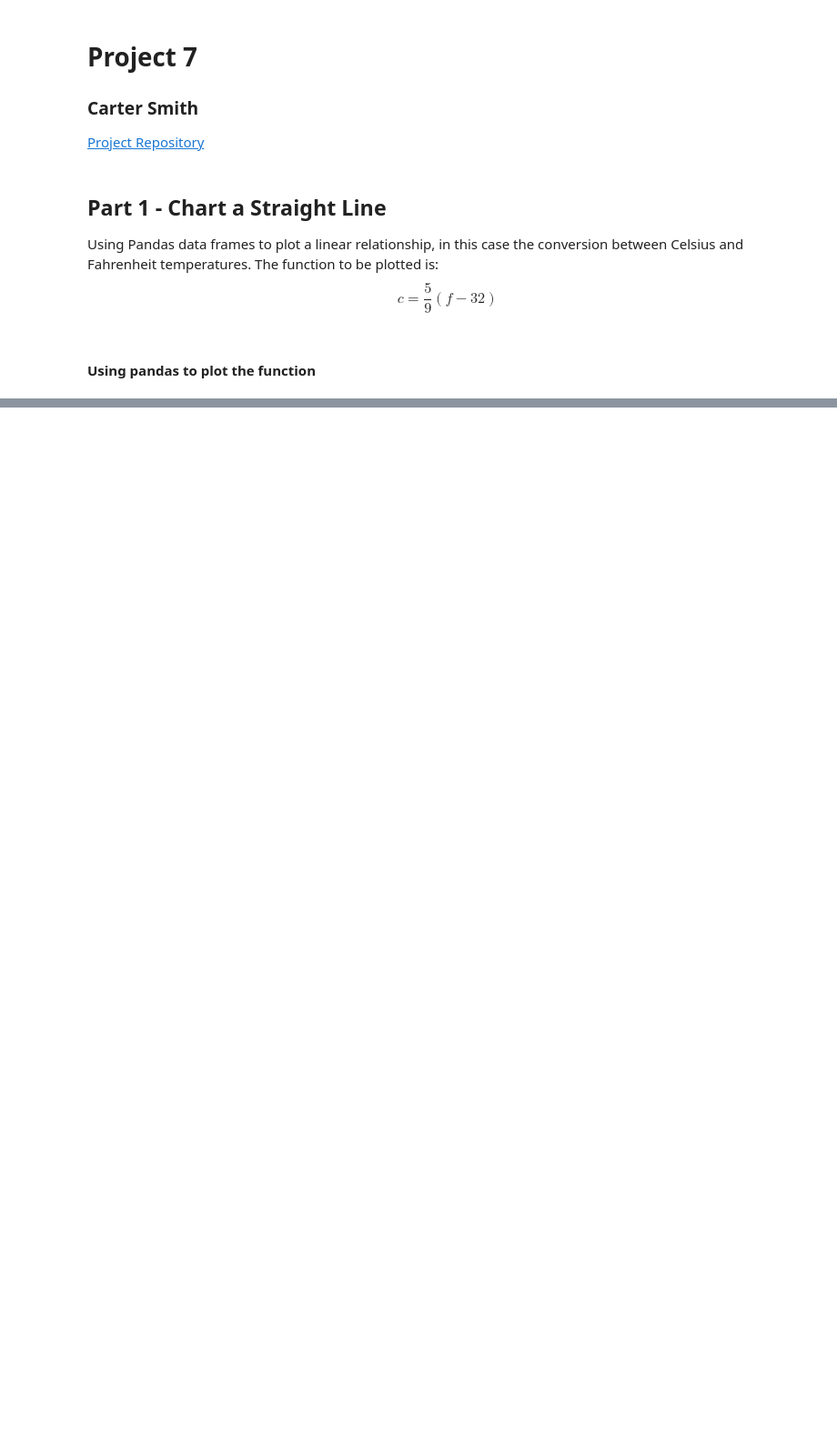
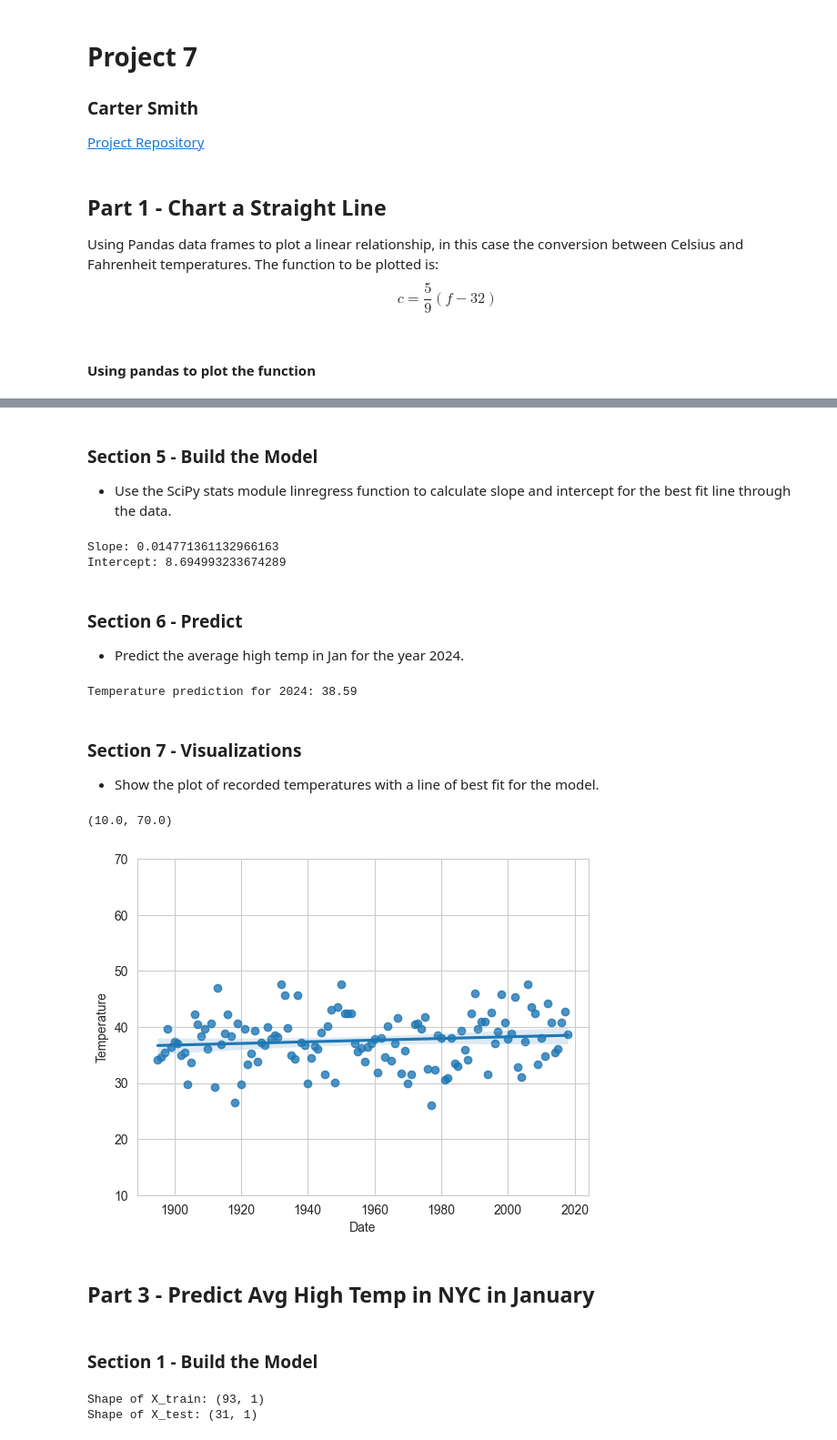
Before and after one commit to cartertrumansmith/datafun-07-ml, a Jupyter notebook: cartersmith_ml.ipynb, the cells around one changed output, grey strips where cells are left out. Shown: that part at 91% size. Saved outputs shown, nothing was run; the diff lists cells and outputs as text; code cells hidden in the pictures; blank space fills up the shorter version.

```diff
--- a/cartersmith_ml.ipynb
+++ b/cartersmith_ml.ipynb
@@ -32,0 +42,3 @@ y_label = axes.set_ylabel('Celsius')
+# %%
+#Load dataset from csv
+nyc_df = pd.read_csv('ave_hi_nyc_jan_1895-2018.csv')
@@ -32,0 +71,4 @@ y_label = axes.set_ylabel('Celsius')
+# %%
+#changed column 'Value' to 'Temperature'
+nyc_df.columns = ['Date','Temperature','Anomaly']
+nyc_df.head()
@@ -32,0 +82,3 @@ y_label = axes.set_ylabel('Celsius')
+# %%
+nyc_df.Date = nyc_df.Date.floordiv(100)
+nyc_df.head()
@@ -32,0 +110,42 @@ y_label = axes.set_ylabel('Celsius')
+# %% [markdown]
+### Section 5 - Build the Model
+- Use the SciPy stats module linregress function to calculate slope and intercept for the best fit line through the data.
+# %%
+lin_reg = stats.linregress(x=nyc_df.Date,y=nyc_df.Temperature)
+print(f'Slope: {lin_reg.slope}')
+print(f'Intercept: {lin_reg.intercept}')
+# %% [output]
+Slope: 0.014771361132966163
+Intercept: 8.694993233674289
+# %% [markdown]
+### Section 6 - Predict
+- Predict the average high temp in Jan for the year 2024.
+# %%
+prediction = lin_reg.slope * 2024 + lin_reg.intercept
+print(f'Temperature prediction for 2024: {prediction:.2f}')
+# %% [output]
+Temperature prediction for 2024: 38.59
+# %% [markdown]
+### Section 7 - Visualizations
+- Show the plot of recorded temperatures with a line of best fit for the model.
+# %%
+sns.set_style('whitegrid')
+axes = sns.regplot(x=nyc_df.Date, y=nyc_df.Temperature)
+axes.set_ylim(10,70)
+# %% [output]
+(10.0, 70.0)
+[figure, added]
+# %% [markdown]
+## Part 3 - Predict Avg High Temp in NYC in January
+# %% [markdown]
+### Section 1 - Build the Model
+# %%
+#split the data for training
+X_train, X_test, y_train, y_test = train_test_split(nyc_df.Date.values.reshape(-1, 1), nyc_df.Temperature.values, random_state=11)
+
+#get shape of data
+print(f'Shape of X_train: {X_train.shape}')
+print(f'Shape of X_test: {X_test.shape}')
+# %% [output]
+Shape of X_train: (93, 1)
+Shape of X_test: (31, 1)
```
Also changed, not shown: parts of 21 cells of this notebook, 2 other files.
